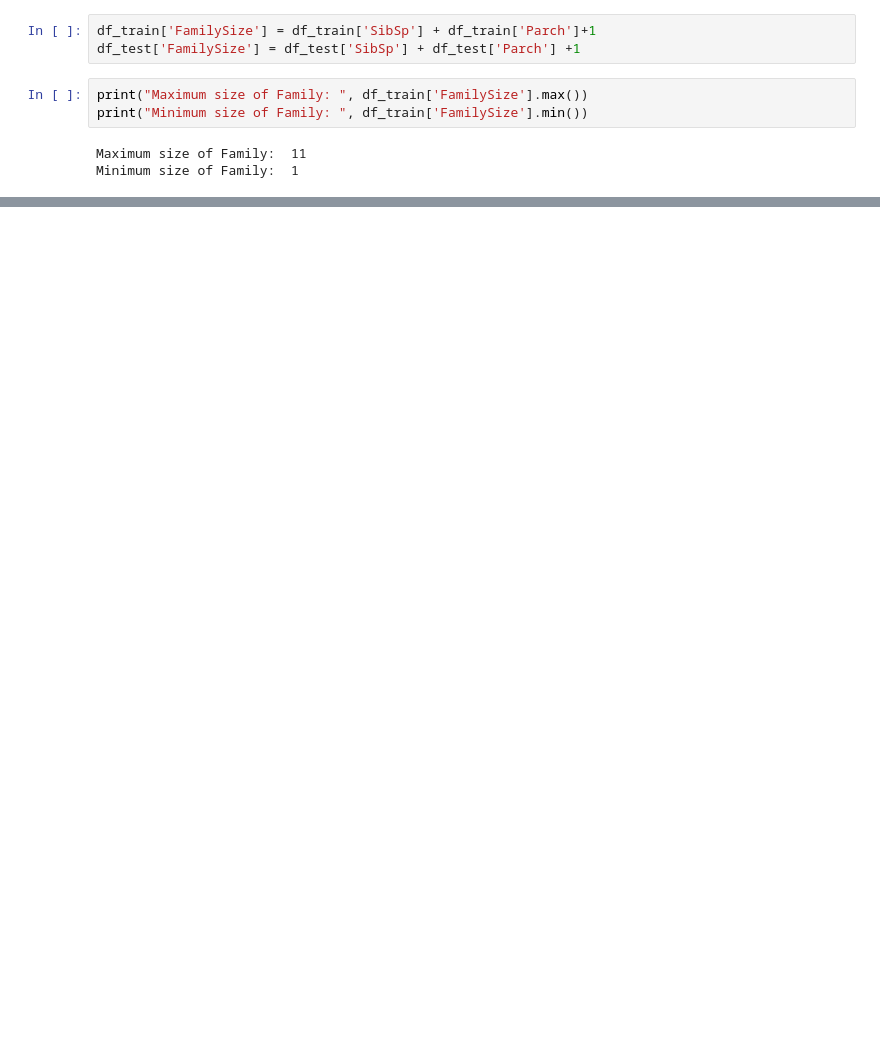
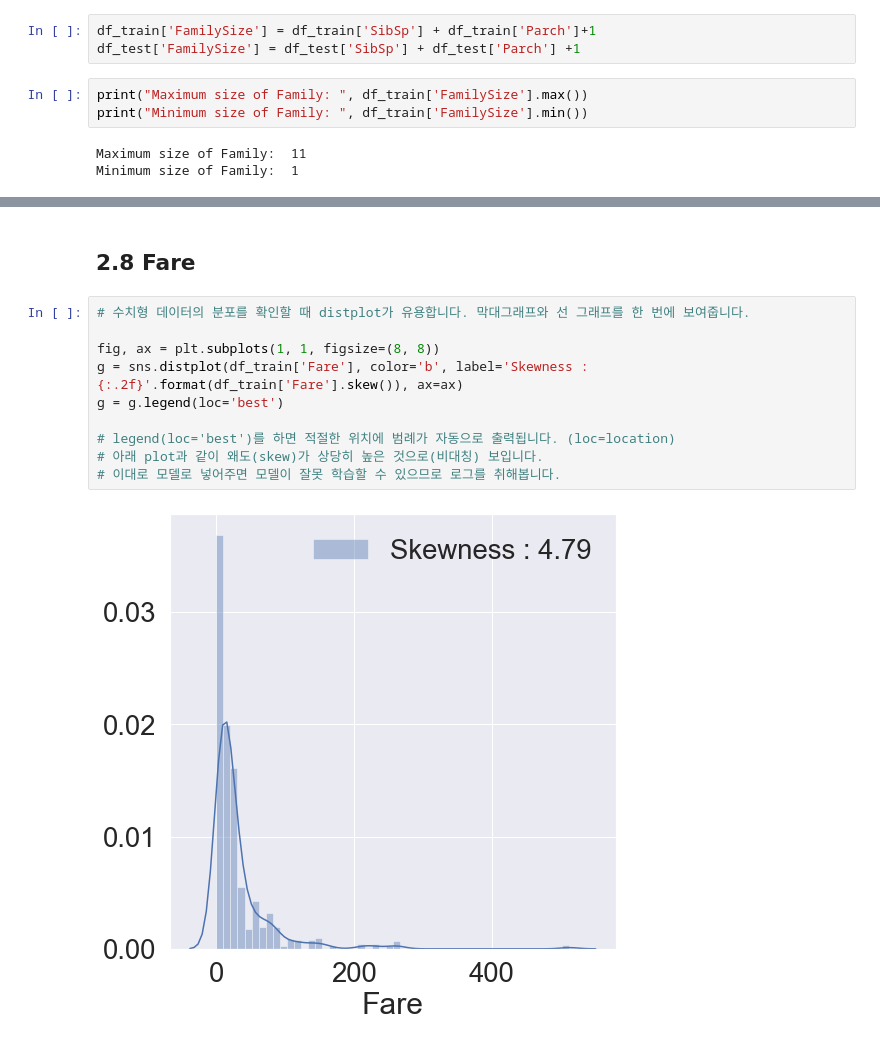
Before and after one commit to KerryKim/Kaggle-titanic, a Jupyter notebook: kaggle_titanic_data_analysis.ipynb, the cells around one changed output, grey strips where cells are left out. Cells and saved outputs as stored; diff of their text form; blank space fills up the shorter version.

```diff
--- a/kaggle_titanic_data_analysis.ipynb
+++ b/kaggle_titanic_data_analysis.ipynb
@@ -285,0 +360,14 @@ Minimum size of Family:  1
+# %% [markdown]
+## 2.8 Fare
+# %%
+# 수치형 데이터의 분포를 확인할 때 distplot가 유용합니다. 막대그래프와 선 그래프를 한 번에 보여줍니다.
+
+fig, ax = plt.subplots(1, 1, figsize=(8, 8))
+g = sns.distplot(df_train['Fare'], color='b', label='Skewness : {:.2f}'.format(df_train['Fare'].skew()), ax=ax)
+g = g.legend(loc='best')
+
+# legend(loc='best')를 하면 적절한 위치에 범례가 자동으로 출력됩니다. (loc=location)
+# 아래 plot과 같이 왜도(skew)가 상당히 높은 것으로(비대칭) 보입니다.
+# 이대로 모델로 넣어주면 모델이 잘못 학습할 수 있으므로 로그를 취해봅니다.
+# %% [output]
+[figure, added]
```
Also changed, not shown: parts of 33 cells of this notebook.
